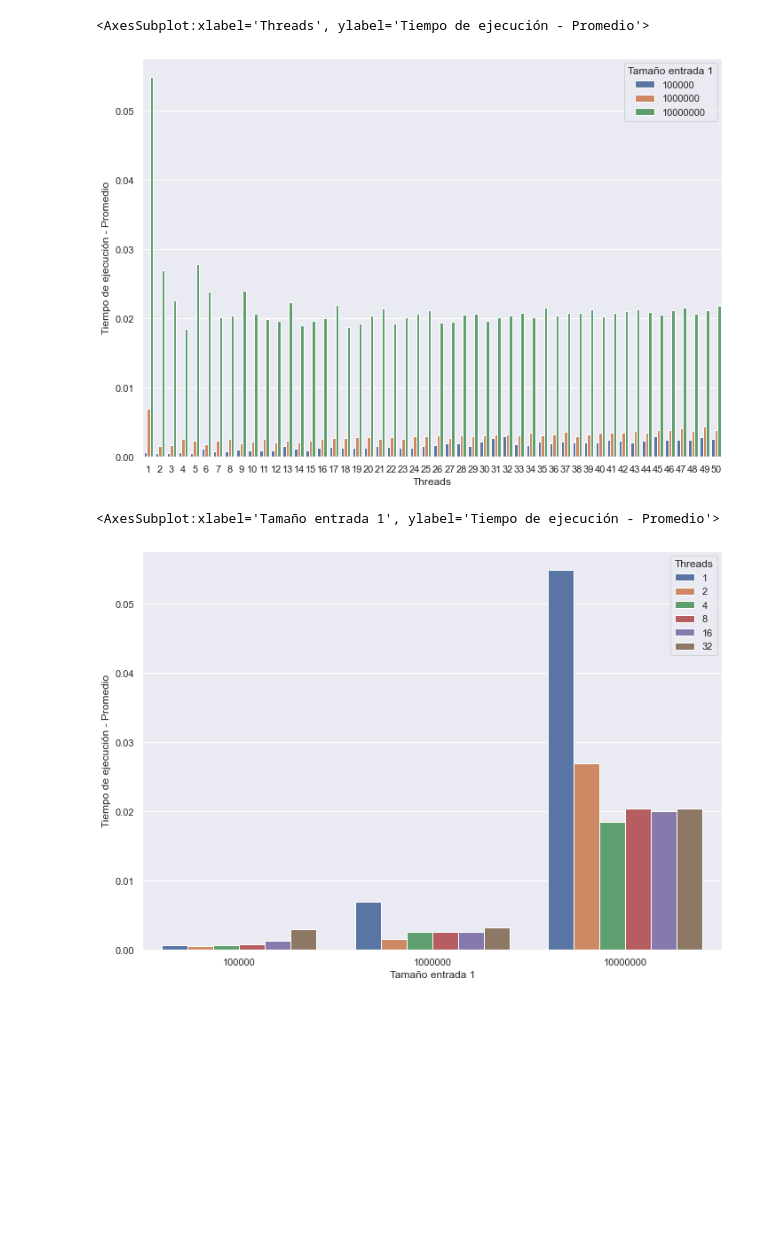
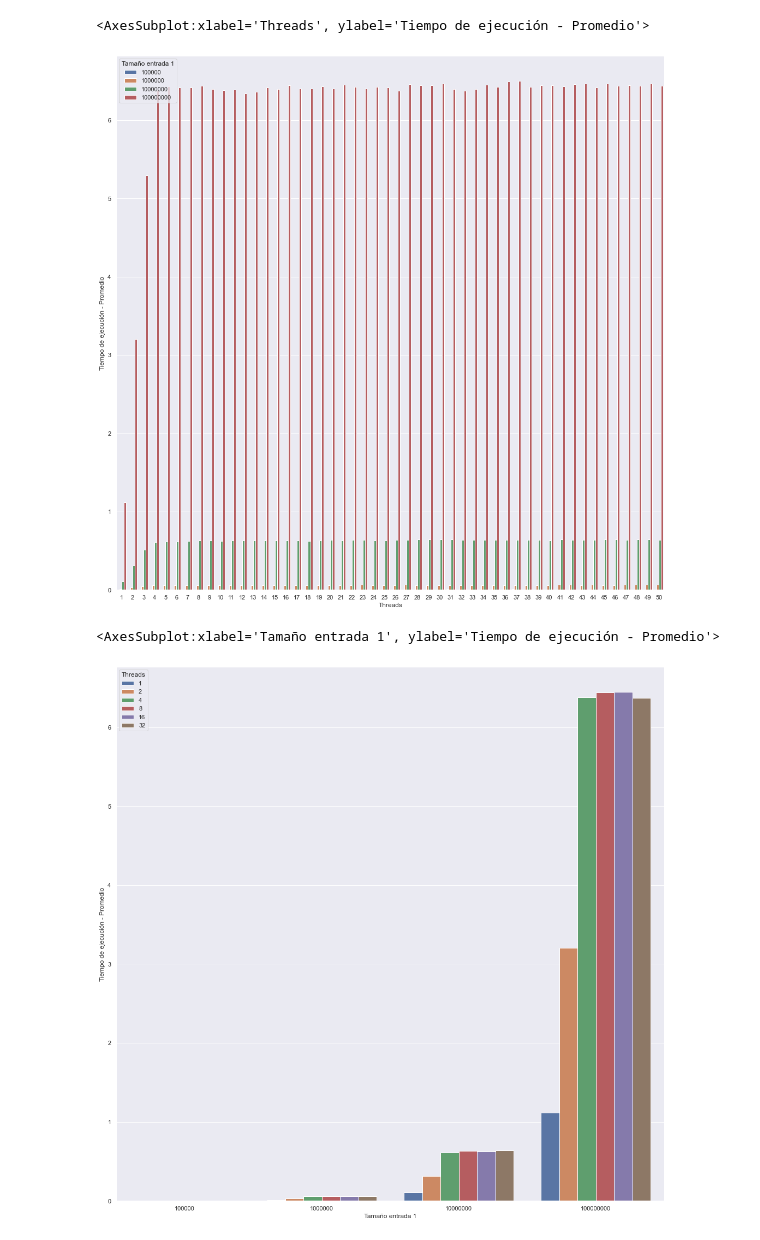
Before and after one commit to amartinezsaucedo/cpd-openmp, a Jupyter notebook: results/Análisis resultados integracion.ipynb, the cells around one changed output. Drawn from its saved outputs; the diff is of its cells as text; code cells hidden in the pictures; blank space fills up the shorter version.

Commit message:
feat: final results

```diff
--- a/results/Análisis resultados integracion.ipynb
+++ b/results/Análisis resultados integracion.ipynb
@@ -1,9 +1,9 @@
 # %%
 import pandas as pd
 
-filename="results_integration.txt"
+filename="results_integration_no_reduction"
 
-df_integration = pd.read_csv(filename, sep=" ", header=None, names=["Programa", "Threads", "Tamaño entrada 1", "Tiempo de ejecución"])
+df_integration = pd.read_csv(filename + ".txt", sep=" ", header=None, names=["Programa", "Threads", "Tamaño entrada 1", "Tiempo de ejecución"])
 df_integration = df_integration.drop("Programa", 1)
 df_integration
 # %% [output]
@@ -68,15 +68,15 @@ df_integration
 # %%
 import seaborn as sns
-sns.set(rc={'figure.figsize':(11.7,8.27)})
+sns.set(rc={'figure.figsize':(18, 18)})
 
 sns.barplot(data=df_integration, x="Threads", y="Tiempo de ejecución - Promedio", hue="Tamaño entrada 1")
 # %% [output]
 <AxesSubplot:xlabel='Threads', ylabel='Tiempo de ejecución - Promedio'>
-[figure, old version]
+[figure, new version]
 # %%
 df_integration_filtered = df_integration[(df_integration["Threads"] & df_integration["Threads"] - 1) == 0]
 
 sns.barplot(data=df_integration_filtered, hue="Threads", y="Tiempo de ejecución - Promedio", x="Tamaño entrada 1")
 # %% [output]
 <AxesSubplot:xlabel='Tamaño entrada 1', ylabel='Tiempo de ejecución - Promedio'>
-[figure, old version]
+[figure, new version]
```
Also changed, not shown: parts of 5 cells of this notebook, 5 other files.
